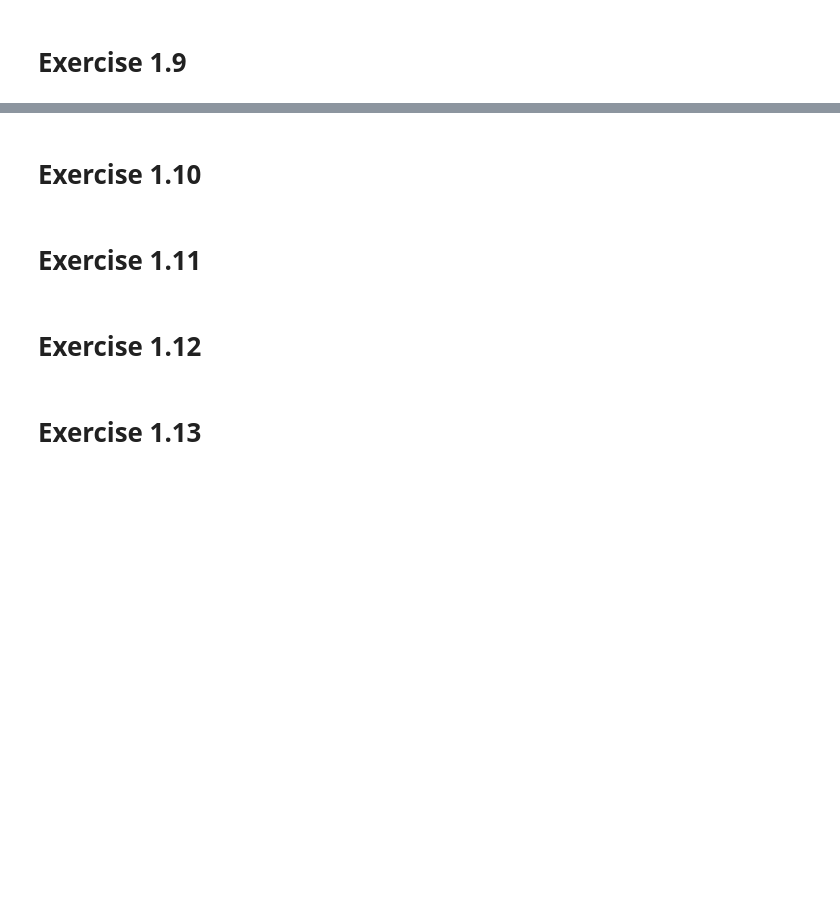
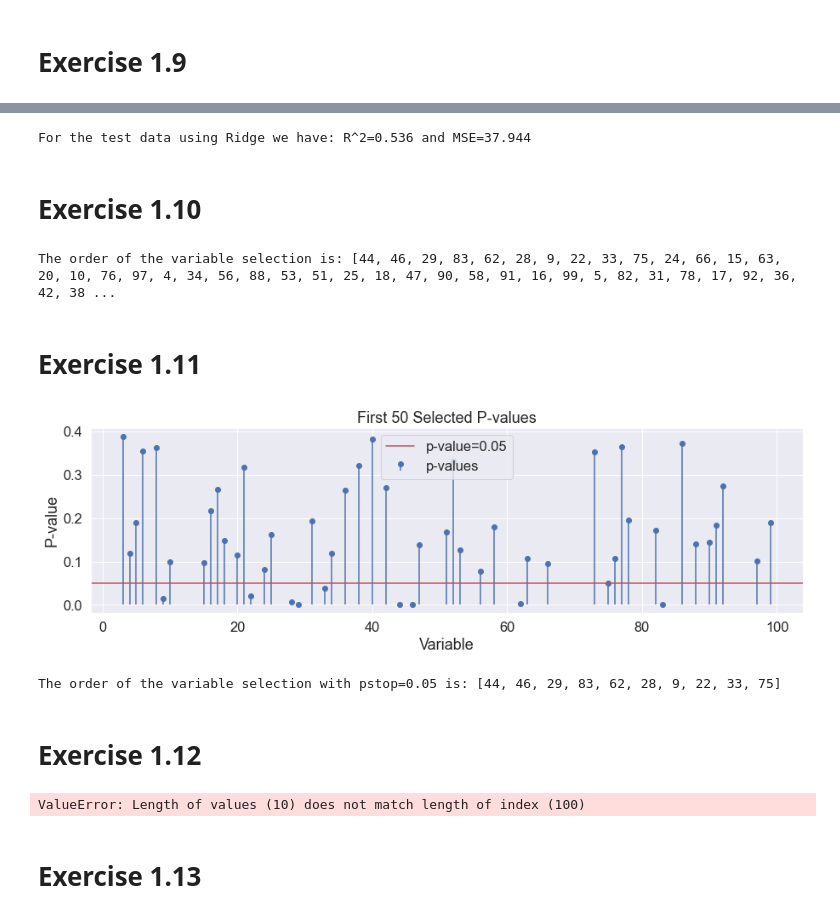
Before and after one commit to daniel-deutsch/SD-TSIA204, a Jupyter notebook: TP2/sd-tsia204_lab2_jorge_deutsch_daniel.ipynb, the cells around one changed output, grey strips where cells are left out. Drawn from its saved outputs; the diff is of its cells as text; code cells hidden in the pictures; blank space fills up the shorter version.

Commit message:
forward_variable_selection implemented

```diff
--- a/TP2/sd-tsia204_lab2_jorge_deutsch_daniel.ipynb
+++ b/TP2/sd-tsia204_lab2_jorge_deutsch_daniel.ipynb
@@ -227,2 +225,24 @@ array([1.00000000e-03, 1.37382380e-03, 1.88739182e-03, 2.59294380e-03,
+# %%
+# Creates a model with the training data
+model = RidgeCV(alphas=np.logspace(-1, 2, 30))   # Creates the model (10^-1 = 0.1 <= alphas <= 10^2 = 100)
+model = model.fit(X_train, Y_train)              # Trains the model
+
+# Predicts Y_test using the model and X_test as input
+# We use reshape here because the RidgeCV doesn't return Y_pred in the same format as the LinearRegrassion
+Y_test_pred = model.predict(X_test).reshape(-1, 1)
+
+# Adds column Ridge to df_test with the predicted values
+df_test['Ridge'] = Y_test_pred.flatten()
+
+# Adds column Ridge to df_coef with the estimated coefficients
+df_coef['Ridge'] = model.coef_.flatten()
+
+# Obtains the R^2 and the mse of the test data
+r2 = R2(Y_test, Y_test_pred)
+mse = MSE(Y_test, Y_test_pred)
+
+print(f"For the test data using Ridge we have: R^2={r2:.3f} and MSE={mse:.3f}")
+# %% [output]
+For the test data using Ridge we have: R^2=0.536 and MSE=37.944
 # %% [markdown]
 # Exercise 1.10
@@ -229,7 +330,60 @@ array([1.00000000e-03, 1.37382380e-03, 1.88739182e-03, 2.59294380e-03,
+# %%
+S, _, __ = forward_variable_selection(X_train, Y_train)
+
+print(f"The order of the variable selection is: {S}")
+# %% [output]
+The order of the variable selection is: [44, 46, 29, 83, 62, 28, 9, 22, 33, 75, 24, 66, 15, 63, 20, 10, 76, 97, 4, 34, 56, 88, 53, 51, 25, 18, 47, 90, 58, 91, 16, 99, 5, 82, 31, 78, 17, 92, 36, 42, 38 ...
 # %% [markdown]
 # Exercise 1.11
+# %%
+# Obtains selected variables and p-values
+S, _, p_values = forward_variable_selection(X_train, Y_train)
+
+# Plot first 50 selected p-values
+plt.figure(figsize=(15, 4))
+plt.stem(S[:50], p_values[:50], label="p-values", basefmt=' ')
+plt.axhline(y=0.05, label="p-value=0.05", color='r', linestyle='-')
+plt.title("First 50 Selected P-values")
+plt.xlabel("Variable")
+plt.ylabel("P-value")
+plt.legend(loc=9)
+plt.show()
+# %% [output]
+[figure, added]
+# %%
+print(f"The order of the variable selection with pstop=0.05 is: {forward_variable_selection(X_train, Y_train, 0.05)}")
+# %% [output]
+The order of the variable selection with pstop=0.05 is: [44, 46, 29, 83, 62, 28, 9, 22, 33, 75]
 # %% [markdown]
 # Exercise 1.12
+# %%
+# Obtains the indexes of the selected covariates
+S, _, __ = forward_variable_selection(X_train, Y_train, 0.05)
+
+# Creates train and test matrices with the selected covariates
+X_train_selected = X_train[:, S]
+X_test_selected = X_test[:, S]
+
+# Creates a model with the selected training data
+model = LinearRegression()                     # Creates the model
+model = model.fit(X_train_selected, Y_train)   # Trains the model
+
+# Predicts Y_test using the model and X_test_selected as input
+Y_test_pred = model.predict(X_test_selected)
+
+# Adds column Ridge to df_test with the predicted values
+df_test['FVS'] = Y_test_pred.flatten()
+
+# Adds column Ridge to df_coef with the estimated coefficients
+df_coef['FVS'] = model.coef_.flatten()
+
+# Obtains the R^2 and the mse of the test data
+r2 = R2(Y_test, Y_test_pred)
+mse = MSE(Y_test, Y_test_pred)
+
+print(f"For the test data using the selected covariates we have: R^2={r2:.3f} and MSE={mse:.3f}")
+# %% [output]
+ValueError: Length of values (10) does not match length of index (100)
 # %% [markdown]
 # Exercise 1.13
 # %% [markdown]
```
Also changed, not shown: parts of 13 cells of this notebook, 1 other file.
